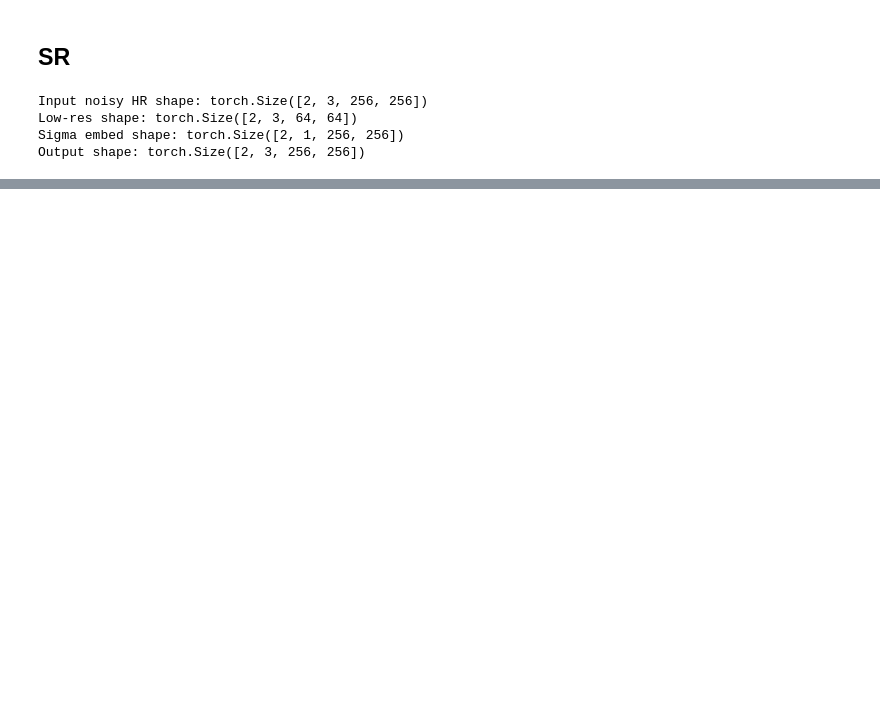
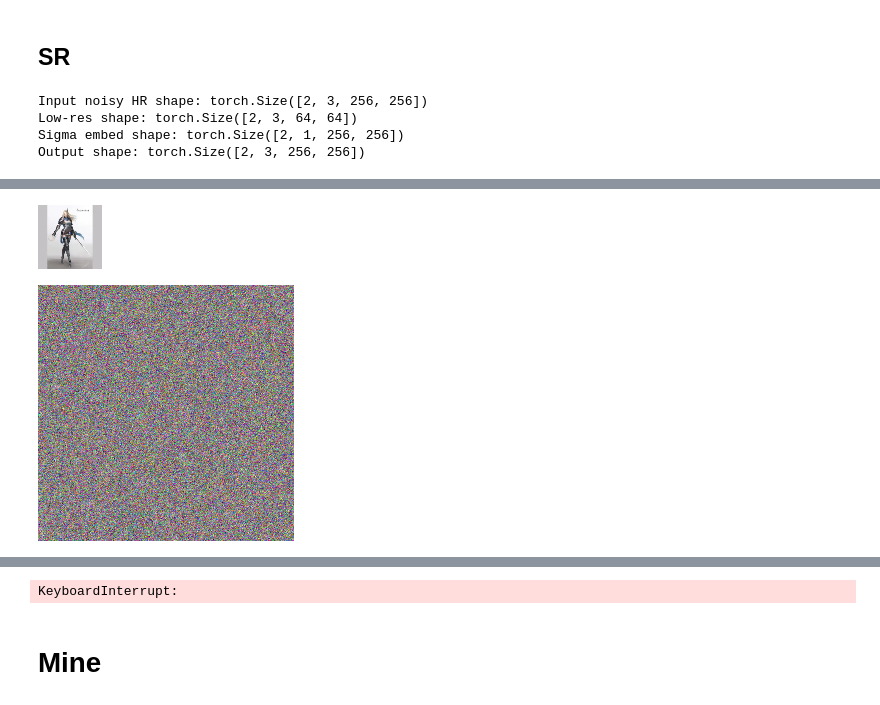
Before and after one commit to ramayer/Elucidated-Diffusion-Model-vibe-coded, a Jupyter notebook: SR3-with-cross-attention.ipynb, the cells around one changed output, grey strips where cells are left out. Drawn from its saved outputs; the diff is of its cells as text; code cells hidden in the pictures; blank space fills up the shorter version.

```diff
--- a/SR3-with-cross-attention.ipynb
+++ b/SR3-with-cross-attention.ipynb
@@ -361,33 +397,38 @@ def train_sr(model, hr_paths, batch_size=2, num_epochs=1, steps_per_sample=5, de
     for epoch in range(num_epochs):
         for hr, lr in loader:
             hr, lr = hr.to(device), lr.to(device)
 
             loss = edm_train_step(model, hr, lr, optimizer)
             step += 1
 
             if step % steps_per_sample == 0:
                 # sample
                 with torch.no_grad():
                     sr = edm_sample(model, lr, num_steps=6)
 
                 # save first image in batch
+                hr_img = sr_to_pil(lr)
                 sr_img = ((sr[0].cpu()+1)/2*255).clamp(0,255).byte().permute(1,2,0).numpy()
-                Image.fromarray(sr_img).save(f"sr_samples/epoch{epoch+1}_step{step}.png")
+                ipd.clear_output(wait=True)
+                ipd.display(hr_img)
+                ipd.display(Image.fromarray(sr_img))
                 print(f"[Epoch {epoch+1} Step {step}] Loss {loss:.2f}, saved SR sample.")
 
         print(f"Epoch {epoch+1} complete. Last batch loss: {loss:.2f}")
 
     # final checkpoint
     torch.save(model.state_dict(), "sr_unet_final.pt")
     print("Training complete. Model checkpoint saved.")
 
 # -------------------------------
 # 3) Usage example
 # -------------------------------
 # Replace this with paths to a few HR images for testing
 import glob
 example_hr_paths = ["data/256x256/mnist/img/000000.webp","data/256x256/mnist/img/000001.webp"]
-example_hr_paths = glob.glob("data/256x256/mnist/img/0000*.webp")
+example_hr_paths = glob.glob("data/256x256/fantasy/img/0000*.webp")[0:100]
 model = SRUNet()
-train_sr(model, example_hr_paths, batch_size=2, num_epochs=10, steps_per_sample=100)
+train_sr(model, example_hr_paths, batch_size=4, num_epochs=100, steps_per_sample=10)
 # %% [output]
+[figure, added]
+[figure, added]
@@ -409,0 +437,3 @@ Training complete. Model checkpoint saved.
+KeyboardInterrupt:
+# %% [markdown]
+# Mine
```
Also changed, not shown: parts of 7 cells of this notebook, 9 other files.
